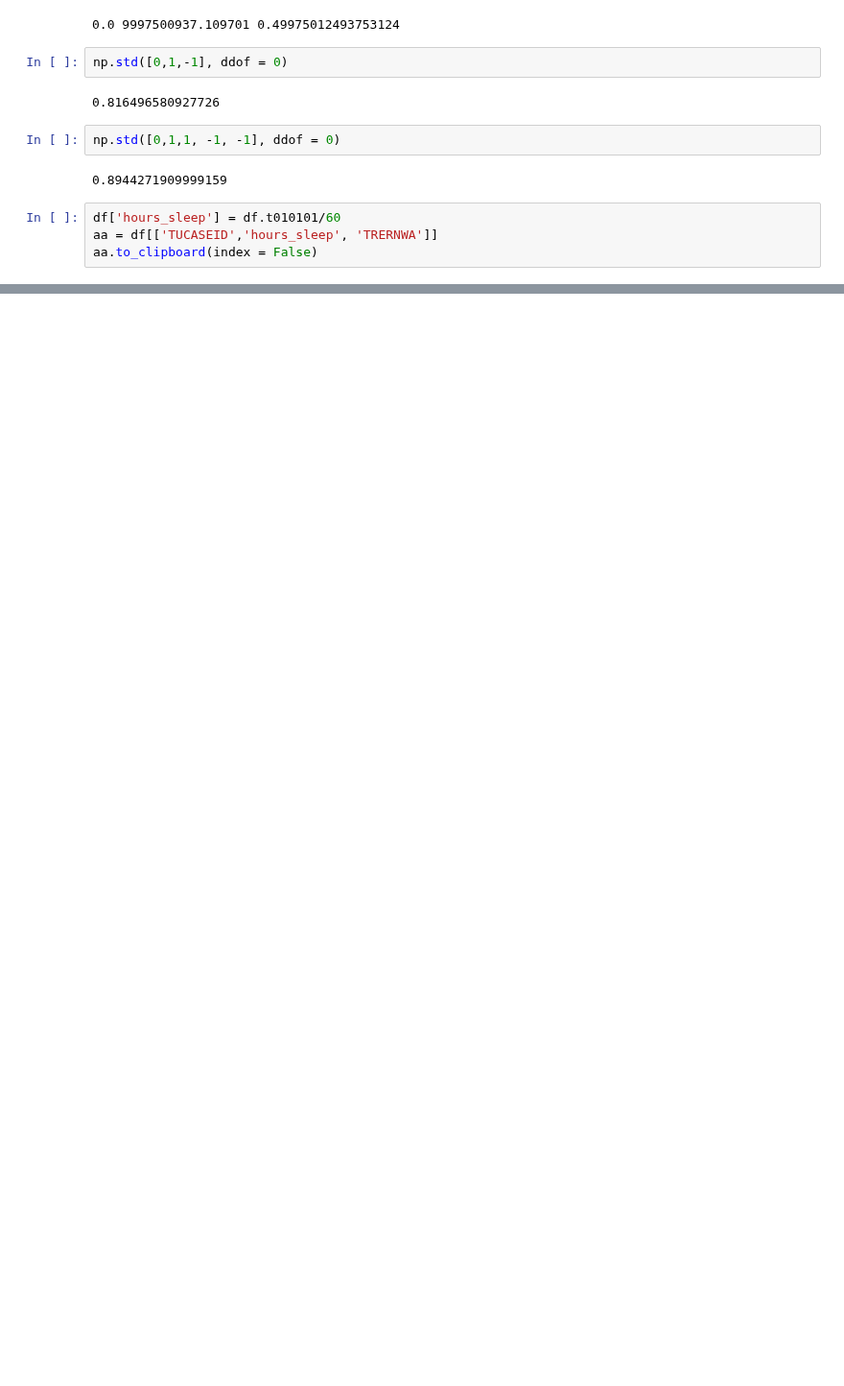
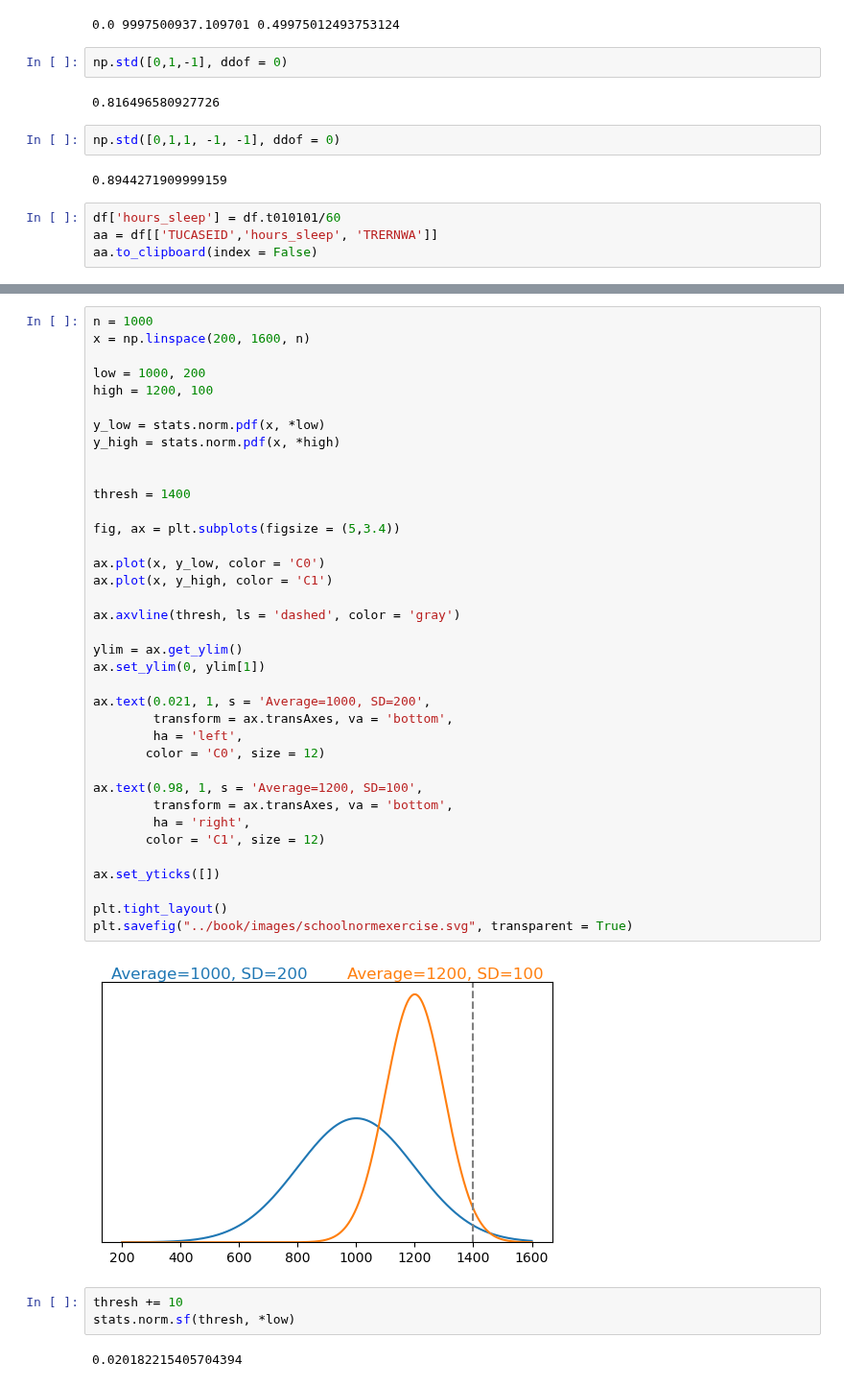
Before and after one commit to alexanderthclark/Stats1101, a Jupyter notebook: helpers/normalHelper.ipynb, the cells around one changed output, grey strips where cells are left out. Shown at 96% size. Cells and saved outputs as stored; diff of their text form; blank space fills up the shorter version.

Commit message:
norm exercise

```diff
--- a/helpers/normalHelper.ipynb
+++ b/helpers/normalHelper.ipynb
@@ -411,0 +405,44 @@ stats.norm.cdf(i)
+# %%
+n = 1000
+x = np.linspace(200, 1600, n)
+
+low = 1000, 200
+high = 1200, 100
+
+y_low = stats.norm.pdf(x, *low)
+y_high = stats.norm.pdf(x, *high)
+
+
+thresh = 1400
+
+fig, ax = plt.subplots(figsize = (5,3.4))
+
+ax.plot(x, y_low, color = 'C0')
+ax.plot(x, y_high, color = 'C1')
+
+ax.axvline(thresh, ls = 'dashed', color = 'gray')
+
+ylim = ax.get_ylim()
+ax.set_ylim(0, ylim[1])
+
+ax.text(0.021, 1, s = 'Average=1000, SD=200',
+        transform = ax.transAxes, va = 'bottom',
+        ha = 'left',
+       color = 'C0', size = 12)
+
+ax.text(0.98, 1, s = 'Average=1200, SD=100',
+        transform = ax.transAxes, va = 'bottom',
+        ha = 'right',
+       color = 'C1', size = 12)
+
+ax.set_yticks([])
+
+plt.tight_layout()
+plt.savefig("../book/images/schoolnormexercise.svg", transparent = True)
+# %% [output]
+[figure, added]
+# %%
+thresh += 10
+stats.norm.sf(thresh, *low)
+# %% [output]
+0.020182215405704394
```
Also changed, not shown: parts of 13 cells of this notebook, 32 other files.
